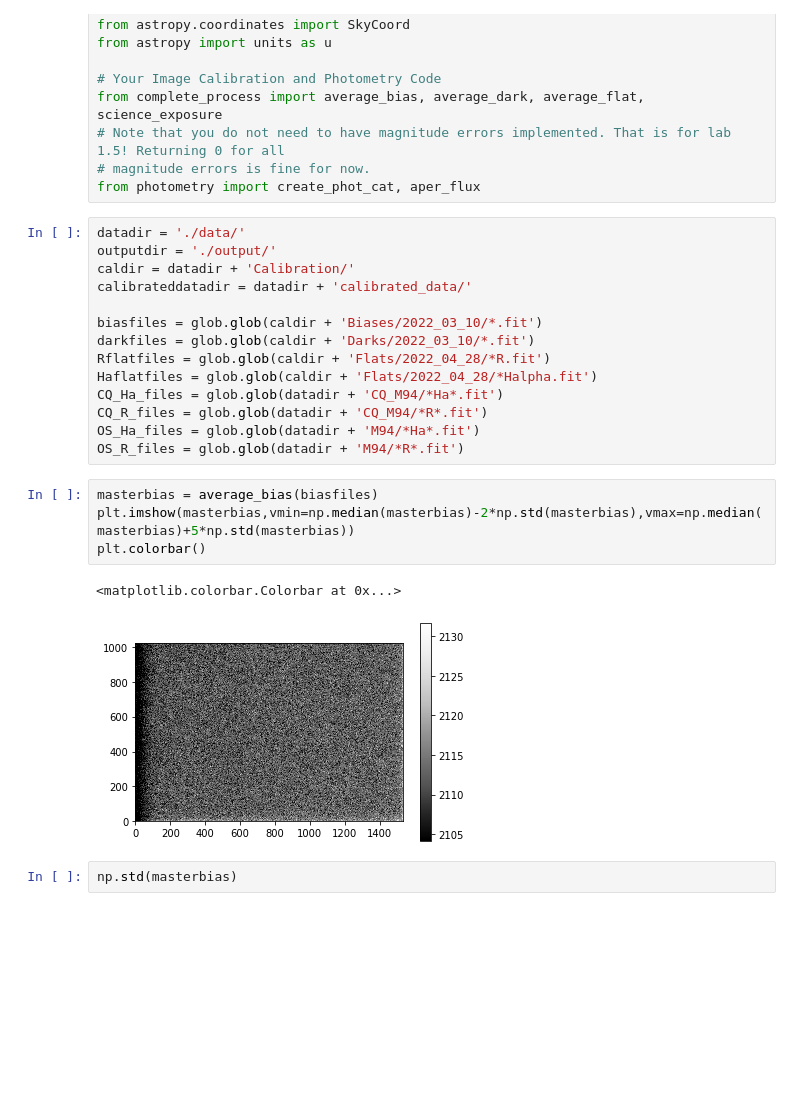
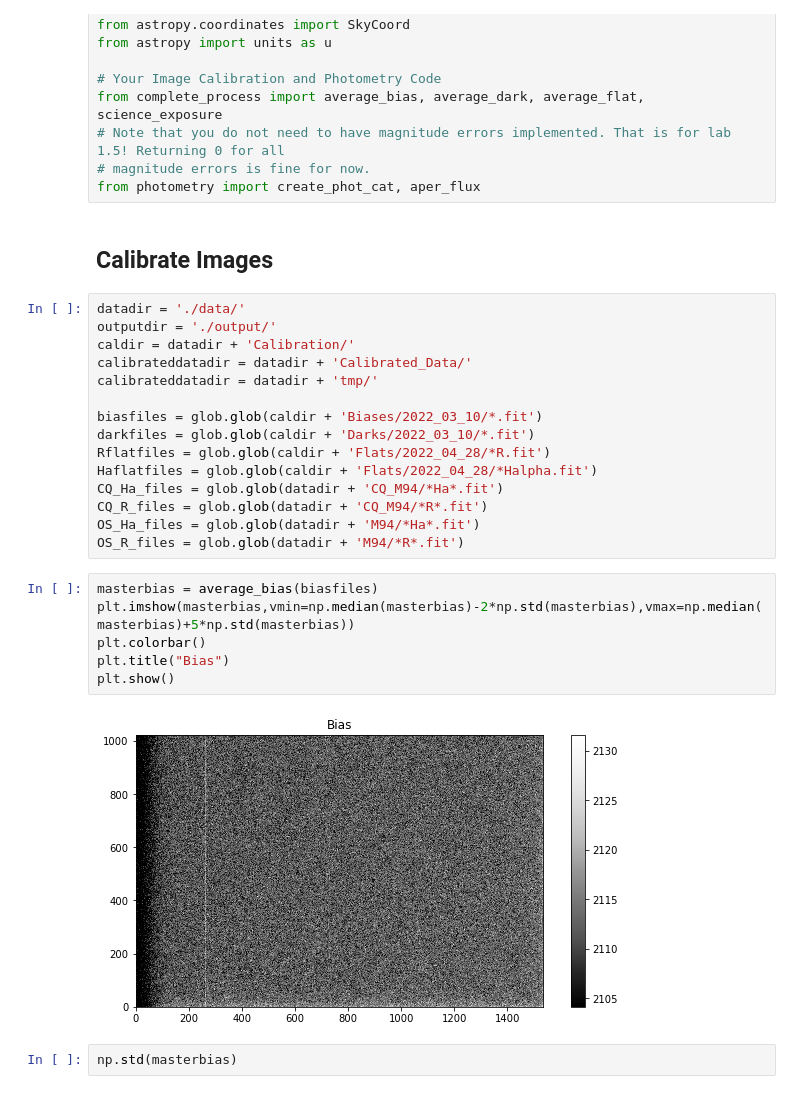
Before and after one commit to lucaspauker/phys100-final-project, a Jupyter notebook: M94_Data_Reduction.ipynb, the cells around one changed output. Cells and saved outputs as stored; diff of their text form; blank space fills up the shorter version.

```diff
--- a/M94_Data_Reduction.ipynb
+++ b/M94_Data_Reduction.ipynb
@@ -28,11 +28,14 @@ from complete_process import average_bias, average_dark, average_flat, science_e
 # Note that you do not need to have magnitude errors implemented. That is for lab 1.5! Returning 0 for all
 # magnitude errors is fine for now.
 from photometry import create_phot_cat, aper_flux
+# %% [markdown]
+## Calibrate Images
 # %%
 datadir = './data/'
 outputdir = './output/'
 caldir = datadir + 'Calibration/'
-calibrateddatadir = datadir + 'calibrated_data/'
+calibrateddatadir = datadir + 'Calibrated_Data/'
+calibrateddatadir = datadir + 'tmp/'
 
 biasfiles = glob.glob(caldir + 'Biases/2022_03_10/*.fit')
 darkfiles = glob.glob(caldir + 'Darks/2022_03_10/*.fit')
@@ -45,10 +48,11 @@ OS_R_files = glob.glob(datadir + 'M94/*R*.fit')
 # %%
 masterbias = average_bias(biasfiles)
 plt.imshow(masterbias,vmin=np.median(masterbias)-2*np.std(masterbias),vmax=np.median(masterbias)+5*np.std(masterbias))
 plt.colorbar()
+plt.title("Bias")
+plt.show()
 # %% [output]
-<matplotlib.colorbar.Colorbar at 0x...>
-[figure, old version]
+[figure, new version]
 # %%
 np.std(masterbias)
 # %% [output]
```
Also changed, not shown: parts of 16 cells of this notebook.
